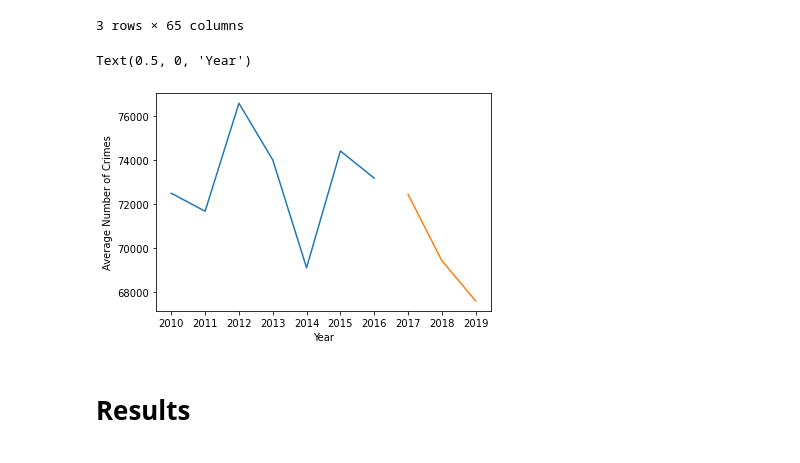
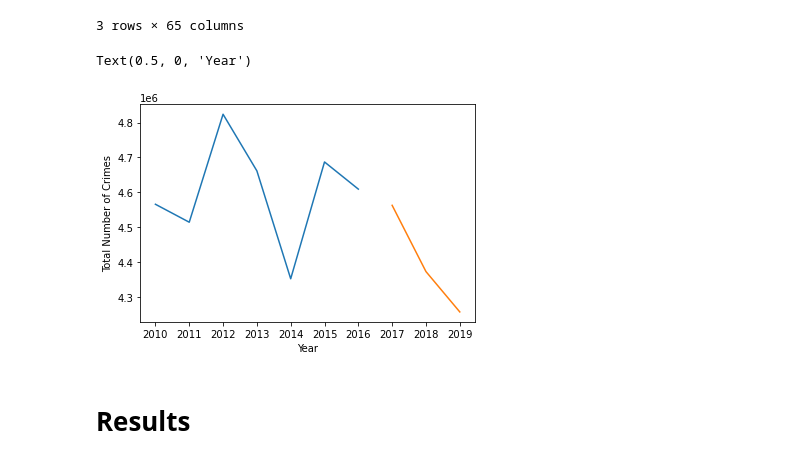
Before and after one commit to frendogr/CMSE202_Project, a Jupyter notebook: Semester_Project.ipynb, the cells around one changed output. Saved outputs shown, nothing was run; the diff lists cells and outputs as text; code cells hidden in the pictures.

Commit message:
Changed yearly mean column to yearly total

```diff
--- a/Semester_Project.ipynb
+++ b/Semester_Project.ipynb
@@ -162,7 +162,7 @@ yearly_cali_pre_2016
 | 6 | 2016 | 174701 | 1930 | 13695 | 12785 | 910 | 54769 | 0 | ... |
 7 rows × 64 columns
 # %%
-yearly_cali_pre_2016["mean"] = yearly_cali_pre_2016.iloc[:,1:].mean(axis=1)
+yearly_cali_pre_2016["total"] = yearly_cali_pre_2016.iloc[:,1:].sum(axis=1)
 yearly_cali_pre_2016
 # %% [output]
 |  | Year | Violent Crimes | Homicide | Rape (Forcible Rape prior to 2014) | Rape | Attempted Rape | Robbery | Weapon | ... |
@@ -199,7 +199,7 @@ yearly_cali_post_2016
 | 2 | 2019 | 173205 | 1679 | 14720 | 13791 | 929 | 52050 | 0 | ... |
 3 rows × 64 columns
 # %%
-yearly_cali_post_2016["mean"] = yearly_cali_post_2016.iloc[:,1:].mean(axis=1)
+yearly_cali_post_2016["total"] = yearly_cali_post_2016.iloc[:,1:].sum(axis=1)
 yearly_cali_post_2016
 # %% [output]
 |  | Year | Violent Crimes | Homicide | Rape (Forcible Rape prior to 2014) | Rape | Attempted Rape | Robbery | Weapon | ... |
@@ -208,13 +208,13 @@ yearly_cali_post_2016
 | 2 | 2019 | 173205 | 1679 | 14720 | 13791 | 929 | 52050 | 0 | ... |
 3 rows × 65 columns
 # %%
-plt.plot(yearly_cali_pre_2016['Year'],yearly_cali_pre_2016['mean'])
-plt.plot(yearly_cali_post_2016['Year'],yearly_cali_post_2016['mean'])
-plt.ylabel("Average Number of Crimes")
+plt.plot(yearly_cali_pre_2016['Year'],yearly_cali_pre_2016['total'])
+plt.plot(yearly_cali_post_2016['Year'],yearly_cali_post_2016['total'])
+plt.ylabel("Total Number of Crimes")
 plt.xlabel("Year")
 # %% [output]
 Text(0.5, 0, 'Year')
-[figure, old version]
+[figure, new version]
 # %% [markdown]
 # Results
 # %% [markdown]
```
